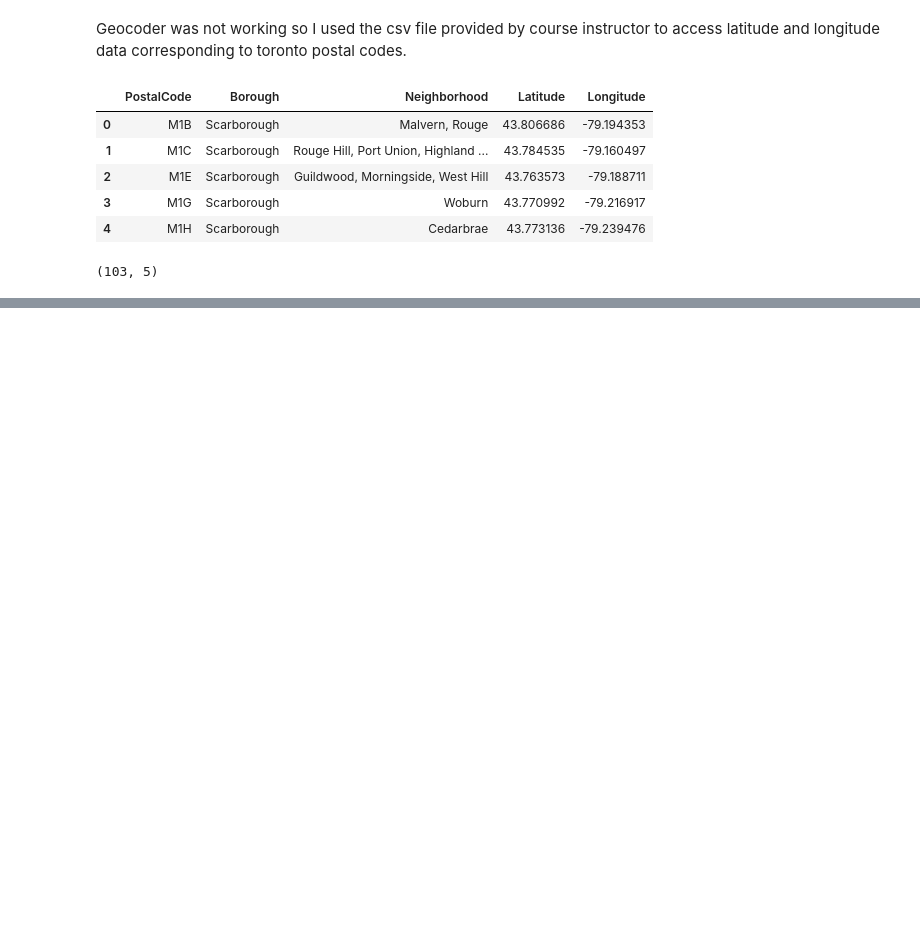
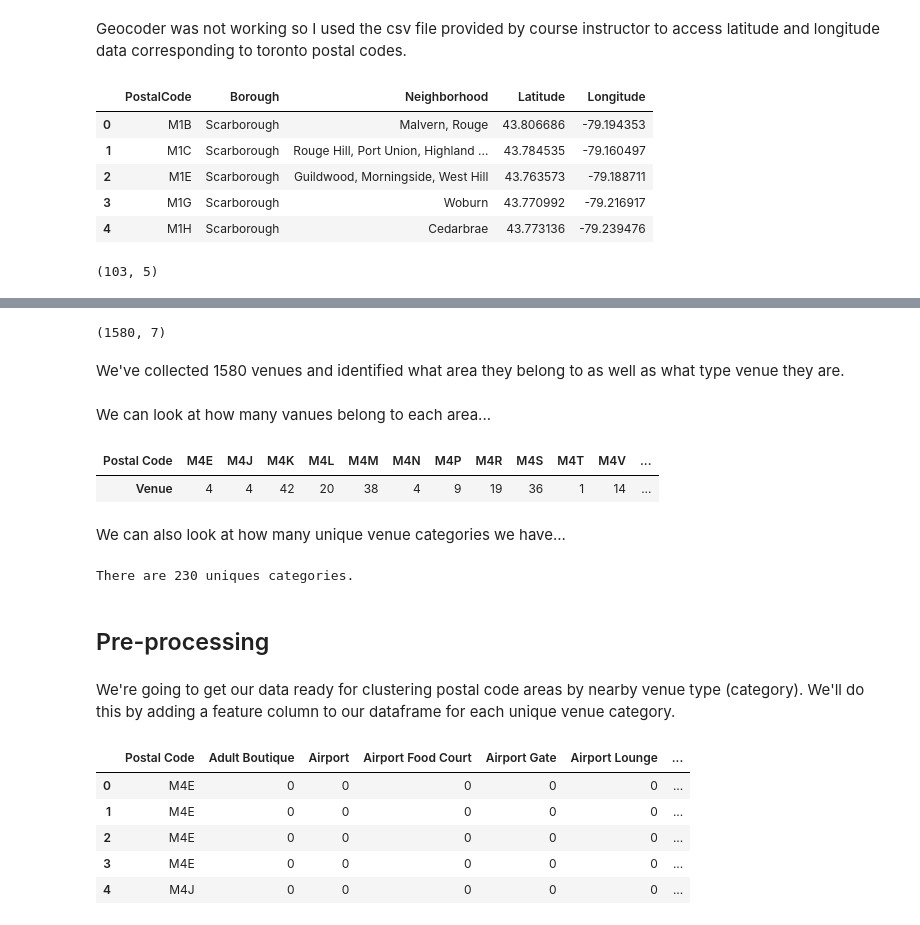
Before and after one commit to mphill82/Coursera_Clustering, a Jupyter notebook: Clustering_Toronto_Neighborhoods.ipynb, the cells around one changed output, grey strips where cells are left out. Cells and saved outputs as stored; diff of their text form; code cells hidden in the pictures; blank space fills up the shorter version.

Commit message:
Part 3 Pre-processing nearly complete

```diff
--- a/Clustering_Toronto_Neighborhoods.ipynb
+++ b/Clustering_Toronto_Neighborhoods.ipynb
@@ -81,0 +134,20 @@ df.shape
+# %%
+# create map of Toronto using latitude and longitude values
+f = folium.Figure(width=650, height=450)
+map_toronto = folium.Map(location=[latitude, longitude], zoom_start=11).add_to(f)
+
+# add markers to map
+for lat, lng, borough, pc in zip(df_toronto['Latitude'], df_toronto['Longitude'], df_toronto['Borough'], df_toronto['PostalCode']):
+    label = '{}, {}'.format(pc, borough)
+    label = folium.Popup(label, parse_html=True)
+    folium.CircleMarker(
+        [lat, lng],
+        radius=5,
+        popup=label,
+        color='blue',
+        fill=True,
+        fill_color='#3186cc',
+        fill_opacity=0.7,
+        parse_html=False).add_to(map_toronto)
+
+map_toronto
@@ -81,0 +158,9 @@ df.shape
+# %%
+CLIENT_ID = '2M2FVW3D5I4QK0ZPX0XWRRECY3XUU5JQK3O5V0GV2LX0MR3Q' # your Foursquare ID
+CLIENT_SECRET = '4WE2VPK1JZQN0R4MH3FRMWJA25KNB5VVXM1MVA4BCS2SZ1RI' # your Foursquare Secret
+VERSION = '20180605' # Foursquare API version
+LIMIT = 100 # A default Foursquare API limit value
+
+print('Your credentails:')
+print('CLIENT_ID: ' + CLIENT_ID)
+print('CLIENT_SECRET:' + CLIENT_SECRET)
@@ -81,0 +222,35 @@ df.shape
+# %%
+toronto_venues.shape
+# %% [output]
+(1580, 7)
+# %% [markdown]
+We've collected 1580 venues and identified what area they belong to as well as what type venue they are.
+# %% [markdown]
+We can look at how many vanues belong to each area...
+# %%
+toronto_venues.groupby('Postal Code')['Venue'].count().to_frame().T
+# %% [output]
+| Postal Code | M4E | M4J | M4K | M4L | M4M | M4N | M4P | M4R | M4S | M4T | M4V | ... |
+| Venue | 4 | 4 | 42 | 20 | 38 | 4 | 9 | 19 | 36 | 1 | 14 | ... |
+# %% [markdown]
+We can also look at how many unique venue categories we have...
+# %%
+print('There are {} uniques categories.'.format(len(toronto_venues['Venue Category'].unique())))
+# %% [output]
+There are 230 uniques categories.
+# %% [markdown]
+## Pre-processing
+# %% [markdown]
+We're going to get our data ready for clustering postal code areas by nearby venue type (category).  We'll do this by adding a feature column to our dataframe for each unique venue category.
+# %%
+# one hot encoding
+toronto_onehot = pd.get_dummies(toronto_venues[['Venue Category']], prefix="", prefix_sep="")
+toronto_df=pd.concat([toronto_venues[['Postal Code']],toronto_onehot],axis=1)
+toronto_df.head()
+# %% [output]
+|  | Postal Code | Adult Boutique | Airport | Airport Food Court | Airport Gate | Airport Lounge | ... |
+| 0 | M4E | 0 | 0 | 0 | 0 | 0 | ... |
+| 1 | M4E | 0 | 0 | 0 | 0 | 0 | ... |
+| 2 | M4E | 0 | 0 | 0 | 0 | 0 | ... |
+| 3 | M4E | 0 | 0 | 0 | 0 | 0 | ... |
+| 4 | M4J | 0 | 0 | 0 | 0 | 0 | ... |
```
Also changed, not shown: parts of 20 cells of this notebook.
